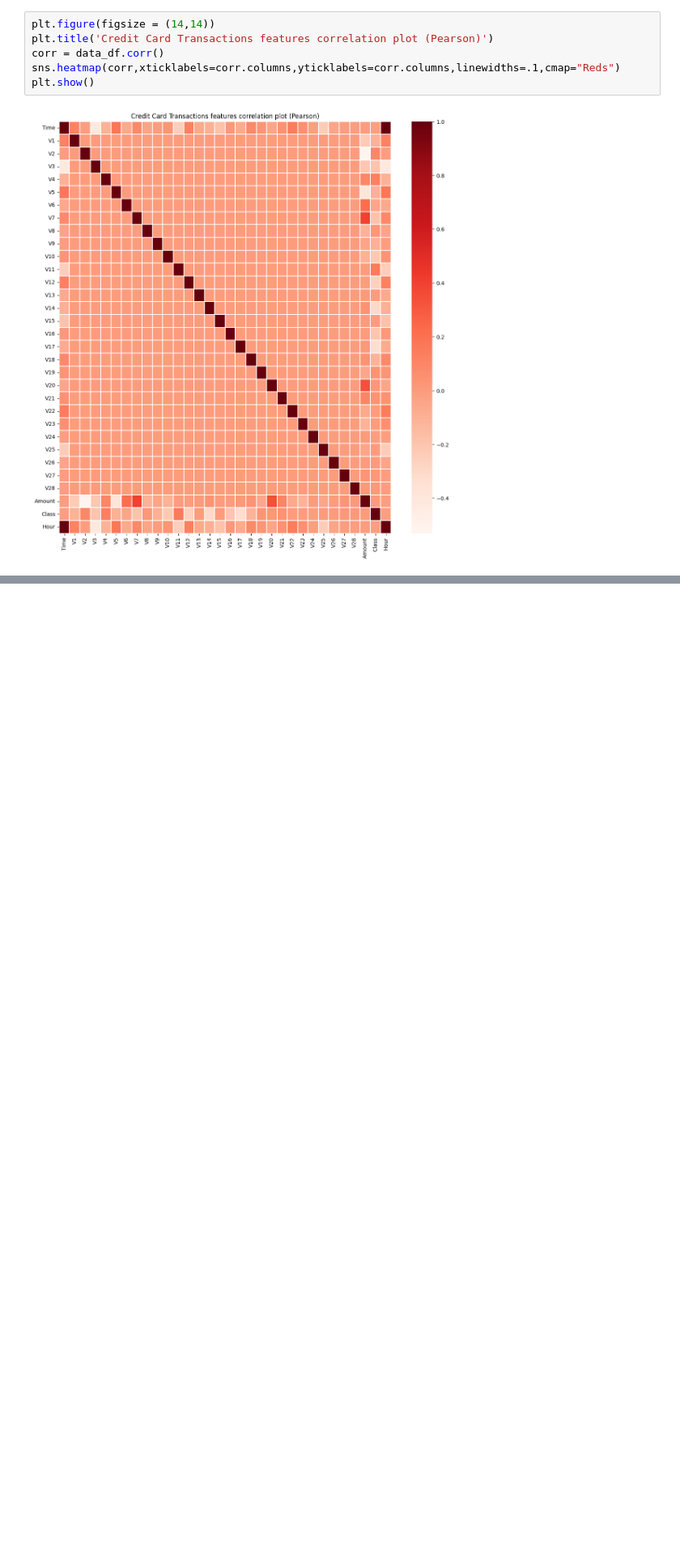
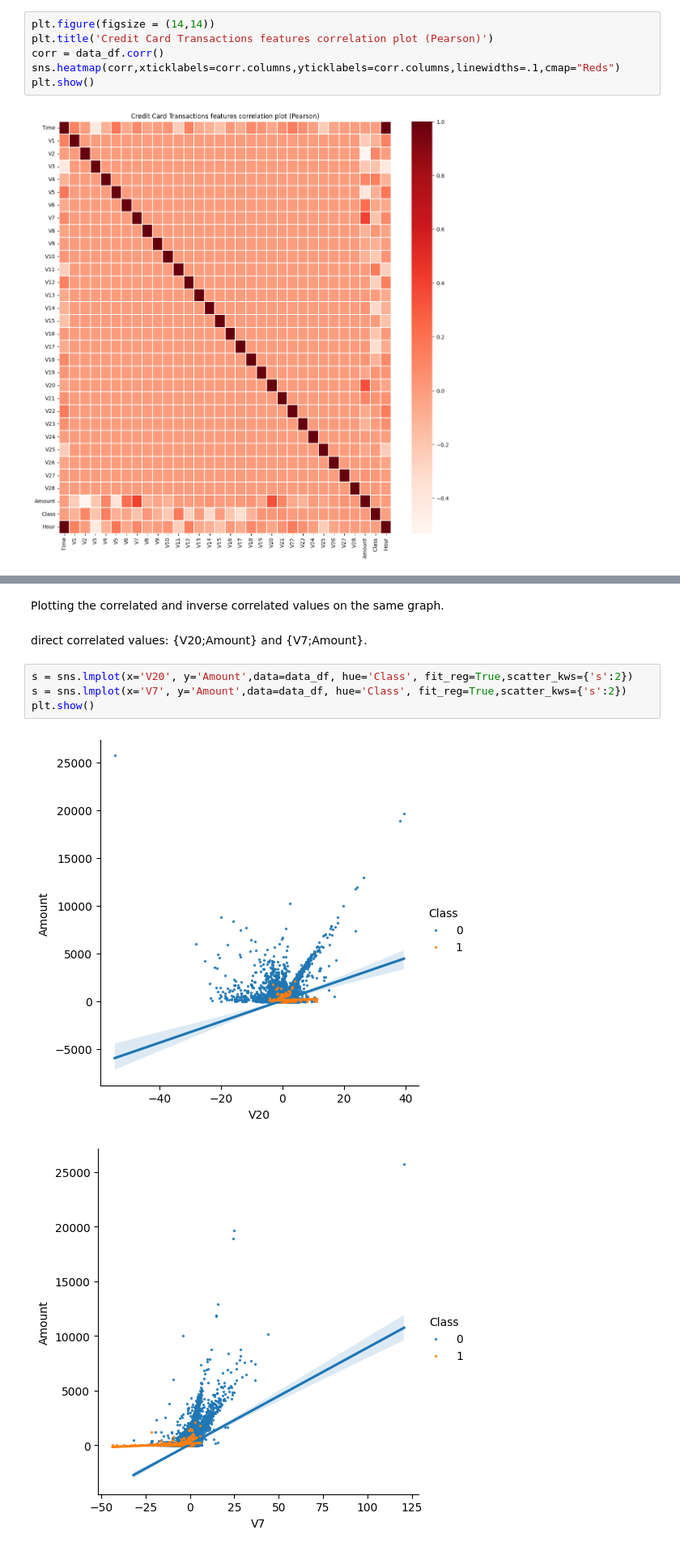
Before and after one commit to godsesaurab/CreditCardFraudDetection, a Jupyter notebook: creditcard-fraud-detection-predictive-models.ipynb, the cells around one changed output, grey strips where cells are left out. Shown at 81% size. Drawn from its saved outputs; the diff is of its cells as text; blank space fills up the shorter version.

```diff
--- a/creditcard-fraud-detection-predictive-models.ipynb
+++ b/creditcard-fraud-detection-predictive-models.ipynb
@@ -293,0 +296,11 @@ plt.show()
+# %% [markdown]
+Plotting the correlated and inverse correlated values on the same graph.
+# %% [markdown]
+direct correlated values: {V20;Amount} and {V7;Amount}.
+# %%
+s = sns.lmplot(x='V20', y='Amount',data=data_df, hue='Class', fit_reg=True,scatter_kws={'s':2})
+s = sns.lmplot(x='V7', y='Amount',data=data_df, hue='Class', fit_reg=True,scatter_kws={'s':2})
+plt.show()
+# %% [output]
+[figure, added]
+[figure, added]
```
Also changed, not shown: parts of 15 cells of this notebook.
